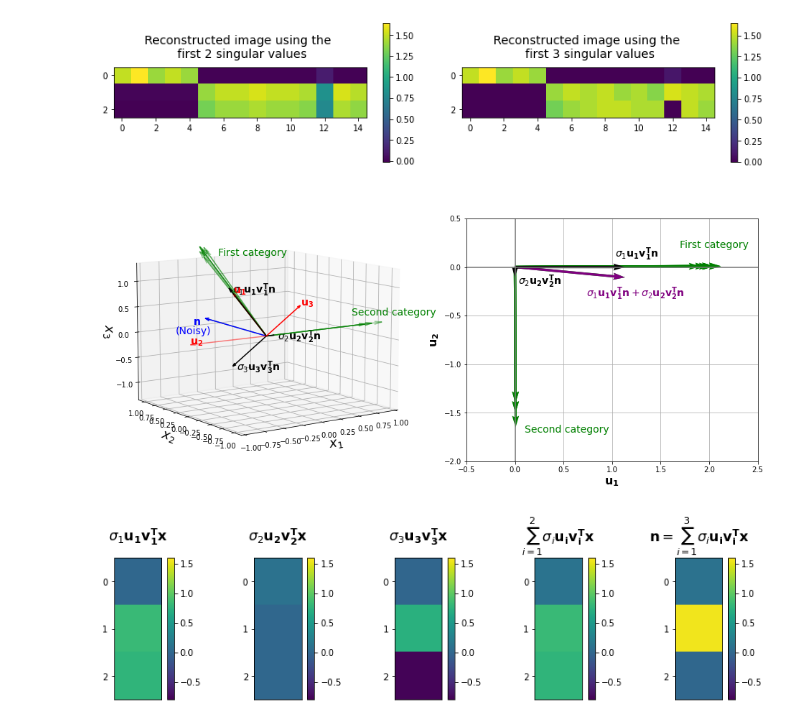
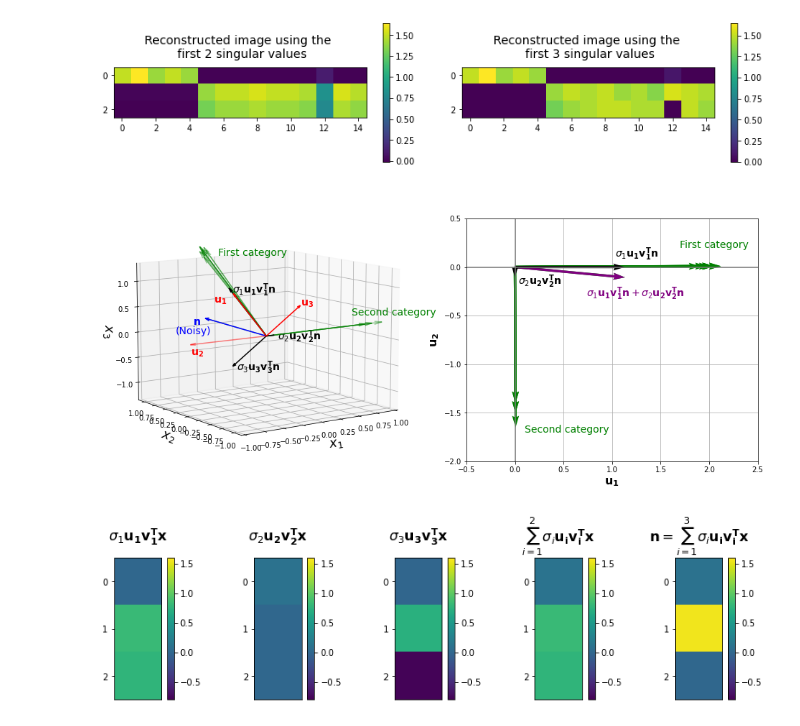
Before and after one commit to reza-bagheri/SVD_article, a Jupyter notebook: SVD-note-book.ipynb, the cells around one changed output. Drawn from its saved outputs; the diff is of its cells as text; code cells hidden in the pictures.

Commit message:
plot updated

```diff
--- a/SVD-note-book.ipynb
+++ b/SVD-note-book.ipynb
@@ -1315,10 +1315,6 @@ for i in range(mat.shape[1]):
     ax1.quiver(0, 0, 0, mat[0, i], mat[1, i], mat[2, i], color="g", length=1, arrow_length_ratio=0.07, alpha=0.4)
 ax1.quiver(0, 0, 0, mat[0, 12], mat[1, 12], mat[2, 12], color="b", length=1, arrow_length_ratio=0.07)
 
-ax1.quiver(0, 0, 0, U[0, 0], U[1, 0], U[2, 0], color="r", length=1, arrow_length_ratio=0.07)
-ax1.quiver(0, 0, 0, U[0, 1], U[1, 1], U[2, 1], color="r", length=1, arrow_length_ratio=0.07, alpha =0.5)
-ax1.quiver(0, 0, 0, U[0, 2], U[1, 2], U[2, 2], color="r", length=1, arrow_length_ratio=0.07)
-
 index = np.zeros((15, 1))
 index[12] = 1
 for i in range(0, 3):
@@ -1326,6 +1322,9 @@ for i in range(0, 3):
     ax1.quiver(0, 0, 0, mat_i[0, 0], mat_i[1, 0], mat_i[2, 0], color="black", length=1, arrow_length_ratio=0.08)
     ax1.text(mat_i[0, 0]+0.05, mat_i[1, 0], mat_i[2, 0]-0.1, "$\sigma_{0}\mathbf{{u_{0}}}\mathbf{{v_{0}^Tn}}$".format(i+1), fontsize=14, color='black')
 
+ax1.quiver(0, 0, 0, U[0, 0], U[1, 0], U[2, 0], color="r", length=1, arrow_length_ratio=0.07)
+ax1.quiver(0, 0, 0, U[0, 1], U[1, 1], U[2, 1], color="r", length=1, arrow_length_ratio=0.07, alpha =0.5)
+ax1.quiver(0, 0, 0, U[0, 2], U[1, 2], U[2, 2], color="r", length=1, arrow_length_ratio=0.07)
 
 ax1.set_xlabel('$x_1$', fontsize=18)
 ax1.set_ylabel('$x_2$', fontsize=18)
@@ -1335,8 +1334,8 @@ ax1.set_xlim([-1, 1])
 ax1.set_ylim([-1.1, 1.1])
 ax1.set_zlim([-1.3, 1.3])
 
-ax1.text(U[0, 0], U[1, 0], U[2, 0], "$\mathbf{u_1}$", fontsize=14, color='r')
-ax1.text(U[0, 1], U[1, 1], U[2, 1],  "$\mathbf{u_2}$", fontsize=14, color='r')
+ax1.text(U[0, 0]-0.27, U[1, 0], U[2, 0]-0.15, "$\mathbf{u_1}$", fontsize=14, color='r')
+ax1.text(U[0, 1], U[1, 1], U[2, 1]-0.2,  "$\mathbf{u_2}$", fontsize=14, color='r')
 ax1.text(U[0, 2], U[1, 2], U[2, 2], "$\mathbf{u_3}$", fontsize=14, color='r')
 ax1.text(mat[0, 12], mat[1, 12]+0.3, mat[2, 12]-0.2, "$\mathbf{n}$", fontsize=14, color='b')
 
@@ -1353,35 +1352,34 @@ for i in range(15):
     a1 = (s[0] * VT[0,:].reshape(1,-1) @ index)[0]
     a2 = (s[1] * VT[1,:].reshape(1,-1) @ index)[0]
     ax2.quiver(*origin, a1, a2, color=['g'], width=0.008, angles='xy', scale_units='xy', scale=1) # vectors in u1-u2 space
 
 index = np.zeros((15, 1))
 index[12] = 1
 a1 = (s[0] * VT[0,:].reshape(1,-1) @ index)[0]
 a2 = (s[1] * VT[1,:].reshape(1,-1) @ index)[0]
 ax2.quiver(*origin, a1, a2, color=['purple'], width=0.008, angles='xy', scale_units='xy', scale=1) # n in u1-u2 space
 ax2.quiver(*origin, a1, 0, color=['black'], width=0.008, angles='xy', scale_units='xy', scale=1) # projection of n on u1
 ax2.quiver(*origin, 0, a2, color=['black'], width=0.008, angles='xy', scale_units='xy', scale=1) # projection of n on u2
 
 ax2.set_xlabel('$\mathbf{u_1}$', fontsize=16)
 ax2.set_ylabel('$\mathbf{u_2}$', fontsize=16)
 ax2.set_xlim([-0.5, 2.5])
 ax2.set_ylim([-2, 0.5])
 ax2.set_aspect('equal')
 
 ax2.grid(True)
 ax2.set_axisbelow(True)
 ax2.axhline(y=0, color='grey')
 ax2.axvline(x=0, color='grey')
 ax2.text(a1-0.1, 0.1, "$\sigma_1\mathbf{u_1}\mathbf{v_1^Tn}$", fontsize=14)
 ax2.text(0.03, a2-0.07, "$\sigma_2\mathbf{u_2}\mathbf{v_2^Tn}$", color='black', fontsize=14)
 ax2.text(a1-0.4, a2-0.2, "$\sigma_1\mathbf{u_1}\mathbf{v_1^Tn} + \sigma_2\mathbf{u_2}\mathbf{v_2^Tn}$",
          color='purple', fontsize=14)
 ax2.text(1.7, 0.2, "First category", fontsize=14, color='g')
 ax2.text(0.1, -1.7, "Second category", fontsize=14, color='g')
-
 plt.show()
 # %% [output]
-[figure, old version]
+[figure, new version]
 # %%
 fig, axes = plt.subplots(1, 5, figsize=(14,3))
 norm = colors.Normalize(vmin=-0.8, vmax=1.6)
```
